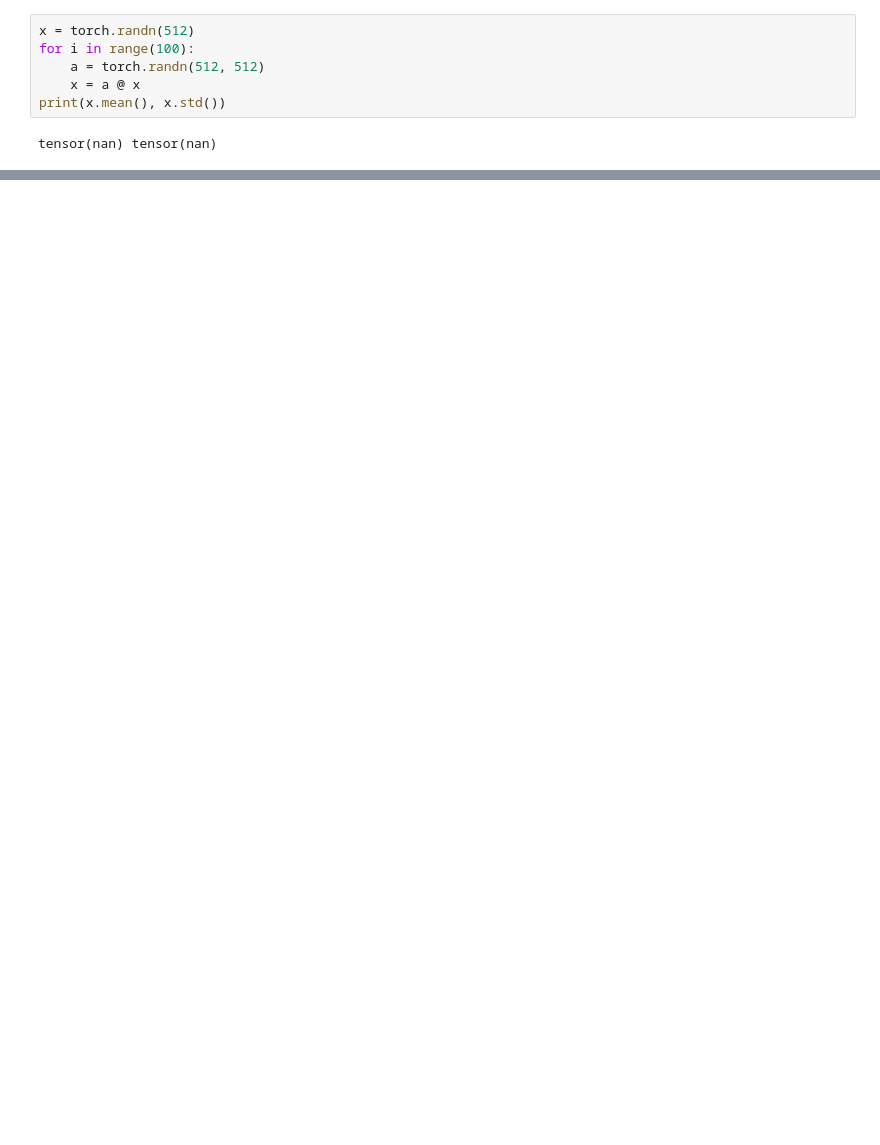
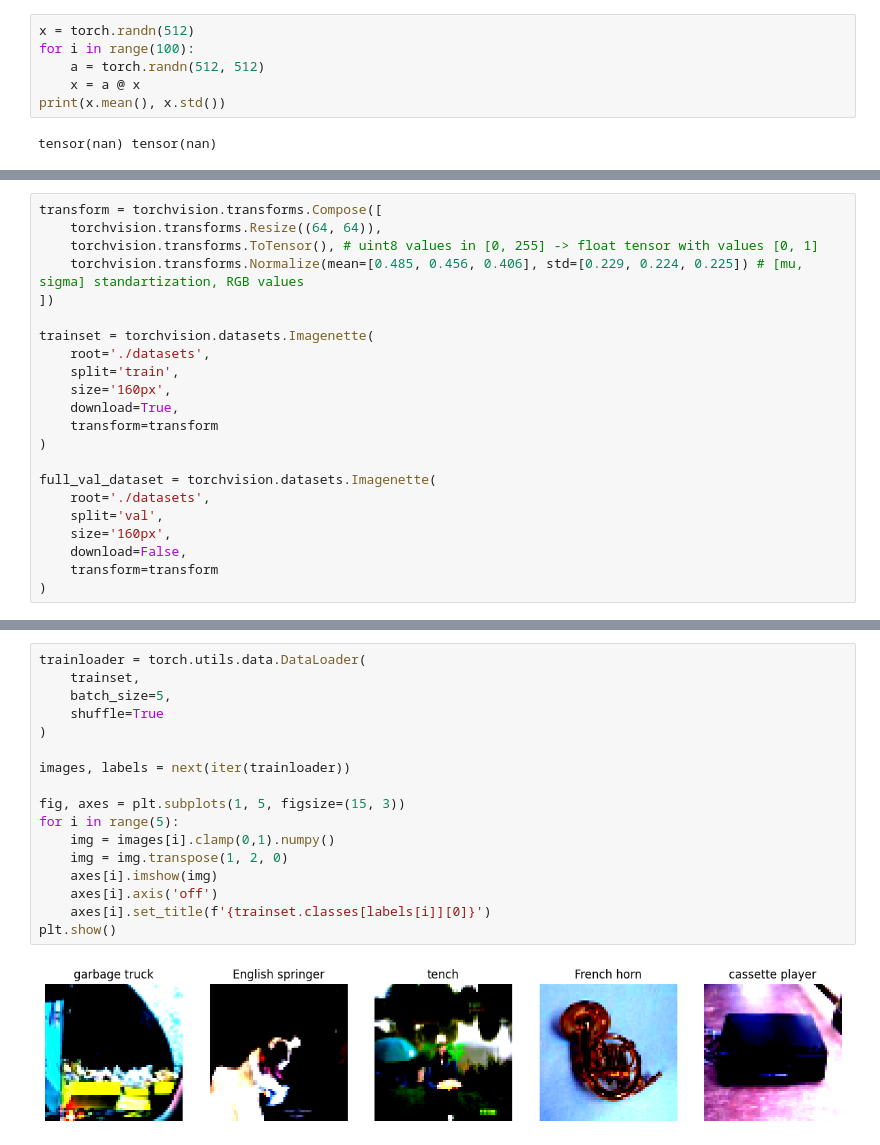
Before and after one commit to Itai-b/046211-Deep-Learning, a Jupyter notebook: HW/ece046211_hw2_mlp_cnn/ece046211_hw2_mlp_cnn_students.ipynb, the cells around one changed output, grey strips where cells are left out. Saved outputs shown, nothing was run; the diff lists cells and outputs as text; blank space fills up the shorter version.

```diff
--- a/HW/ece046211_hw2_mlp_cnn/ece046211_hw2_mlp_cnn_students.ipynb
+++ b/HW/ece046211_hw2_mlp_cnn/ece046211_hw2_mlp_cnn_students.ipynb
@@ -418,0 +1153,22 @@ Your Code Here - add as many blocks as you wish
+# %%
+transform = torchvision.transforms.Compose([
+    torchvision.transforms.Resize((64, 64)),
+    torchvision.transforms.ToTensor(), # uint8 values in [0, 255] -> float tensor with values [0, 1]
+    torchvision.transforms.Normalize(mean=[0.485, 0.456, 0.406], std=[0.229, 0.224, 0.225]) # [mu, sigma] standartization, RGB values
+])
+
+trainset = torchvision.datasets.Imagenette(
+    root='./datasets',
+    split='train',
+    size='160px',
+    download=True,
+    transform=transform
+)
+
+full_val_dataset = torchvision.datasets.Imagenette(
+    root='./datasets',
+    split='val',
+    size='160px',
+    download=False,
+    transform=transform
+)
@@ -418,0 +1178,19 @@ Your Code Here - add as many blocks as you wish
+# %%
+trainloader = torch.utils.data.DataLoader(
+    trainset,
+    batch_size=5,
+    shuffle=True
+)
+
+images, labels = next(iter(trainloader))
+
+fig, axes = plt.subplots(1, 5, figsize=(15, 3))
+for i in range(5):
+    img = images[i].clamp(0,1).numpy()
+    img = img.transpose(1, 2, 0)
+    axes[i].imshow(img)
+    axes[i].axis('off')
+    axes[i].set_title(f'{trainset.classes[labels[i]][0]}')
+plt.show()
+# %% [output]
+[figure, added]
```
Also changed, not shown: parts of 60 cells of this notebook.
